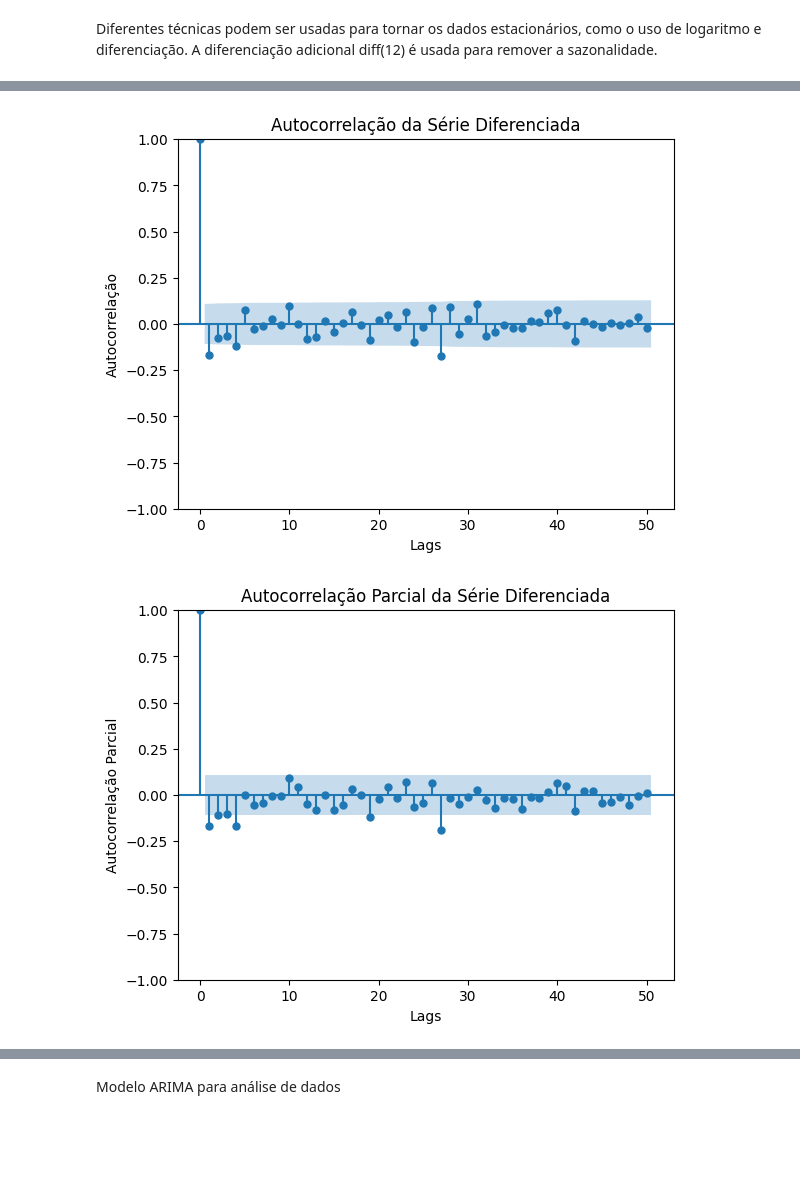
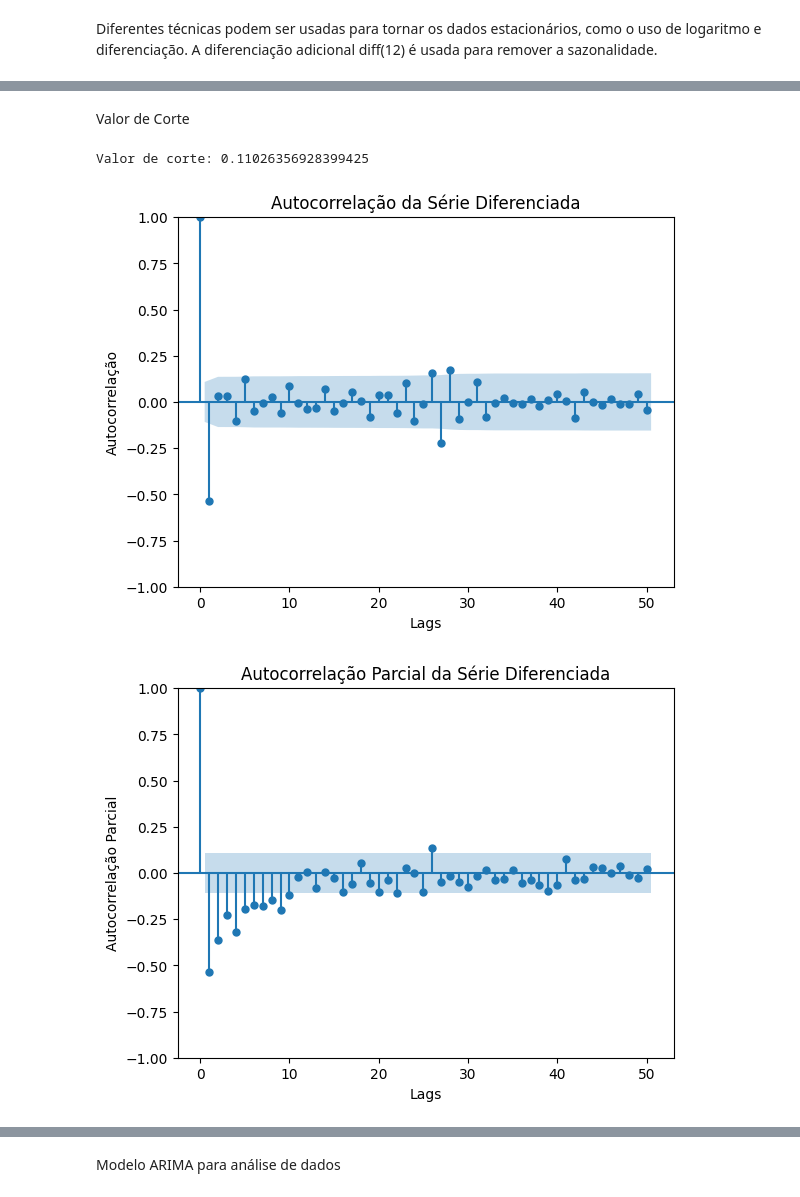
Before and after one commit to nervaljunior/JupyterHub, a Jupyter notebook: Arima_(1).ipynb, the cells around one changed output, grey strips where cells are left out. Drawn from its saved outputs; the diff is of its cells as text; code cells hidden in the pictures; blank space fills up the shorter version.

```diff
--- a/Arima_(1).ipynb
+++ b/Arima_(1).ipynb
@@ -382,12 +176,3 @@ plt.grid(True)
 plt.show()
 # %% [output]
 [figure]
-# %%
-# Diferenciação
-diff_series = velocidade_media.diff().dropna()
-diff_series.plot(figsize=(15, 6))
-plt.title('Série Diferenciada da Velocidade do Vento a 40m', fontsize=20)
-plt.xlabel('Data', fontsize=15)
-plt.ylabel('Velocidade do Vento (m/s)', fontsize=15)
-plt.grid(True)
-plt.show()
@@ -426,19 +302,36 @@ forte evidência contra a hipótese nula, rejeita-se a hipótese nula. Os dados
+# %% [markdown]
+Valor de Corte
+# %%
+import numpy as np
+
+def calcular_corte(amostra, defasagens):
+    n = amostra - defasagens
+    corte = np.abs(2 / np.sqrt(n))
+    return corte
+
+# Exemplo de uso:
+amostra = velocidade_media.shape[0]
+defasagens = iteracao
+corte = calcular_corte(amostra, defasagens)
+print("Valor de corte:", corte)
+# %% [output]
+Valor de corte: 0.11026356928399425
 # %%
 
-plot_acf(diff_series, lags=50)
+plot_acf(serie_diferenciada, lags=50)
 plt.title('Autocorrelação da Série Diferenciada')
 plt.xlabel('Lags')
 plt.ylabel('Autocorrelação')
 plt.show()
 
-plot_pacf(diff_series, lags=50)
+plot_pacf(serie_diferenciada, lags=50)
 plt.title('Autocorrelação Parcial da Série Diferenciada')
 plt.xlabel('Lags')
 plt.ylabel('Autocorrelação Parcial')
 plt.show()
 # %% [output]
-[figure, old version]
+[figure, new version]
-[figure, old version]
+[figure, new version]
 # %%
 !pip install pmdarima
 # %% [output]
```
Also changed, not shown: parts of 14 cells of this notebook.
